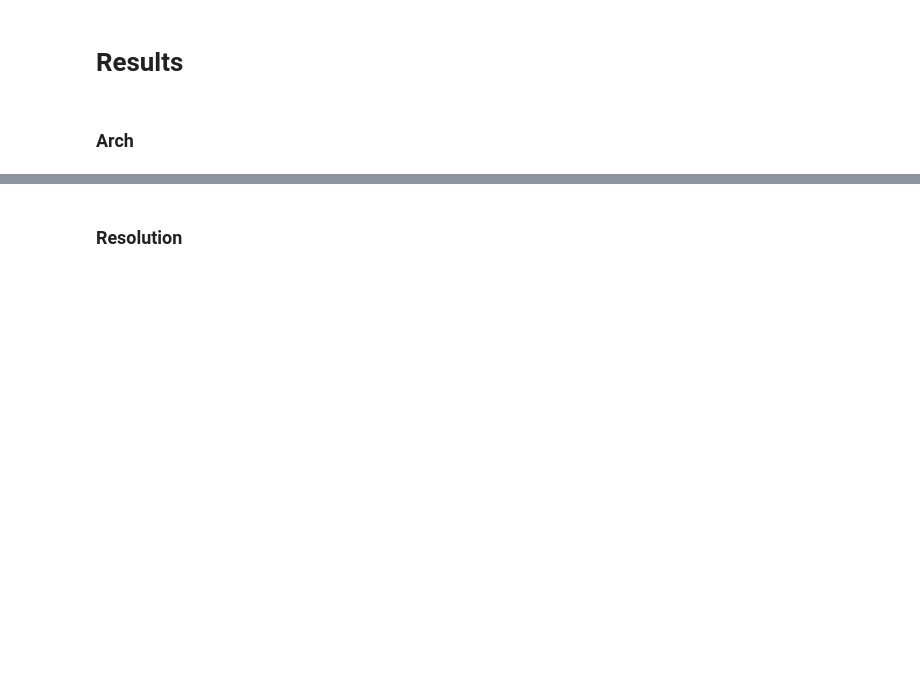
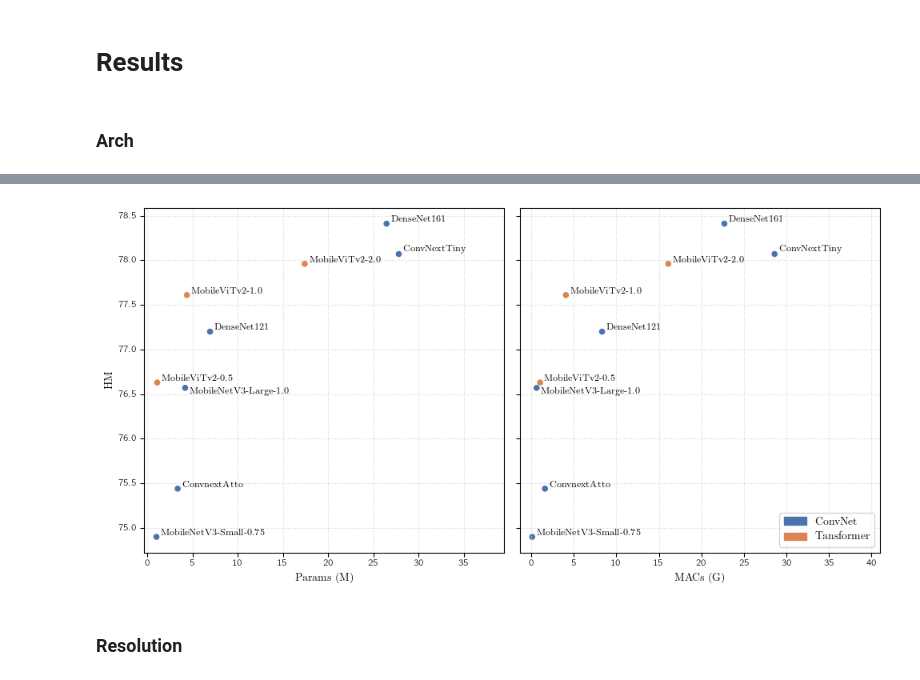
Before and after one commit to bereml/Meta-CXR-dev, a Jupyter notebook: notes/paper.ipynb, the cells around one changed output, grey strips where cells are left out. Saved outputs shown, nothing was run; the diff lists cells and outputs as text; code cells hidden in the pictures; blank space fills up the shorter version.

Commit message:
Updates plots

```diff
--- a/notes/paper.ipynb
+++ b/notes/paper.ipynb
@@ -14,11 +14,28 @@ plt.rcParams.update({
     'text.usetex': True,
     'font.family': 'serif',
 })
-color = sns.color_palette('deep')
+color_palette = sns.color_palette('deep')
+plt.rc('grid', linestyle="dotted", color='lightgrey')
 
 results_dir = '../rpaper'
 plots_dir = 'paper_plots'
 
+arch_name = {
+    'convnext-atto': 'ConvnextAtto',
+    'convnext-tiny': 'ConvNextTiny',
+    'convnextv2-atto': 'Convnextv2Atto',
+    'convnextv2-nano': 'Convnextv2Nano',
+    'convnextv2-tiny': 'Convnextv2Tiny',
+    'densenet121': 'DenseNet121',
+    'densenet161': 'DenseNet161',
+    'mobilenetv3-small-075': 'MobileNetV3-Small-0.75',
+    'mobilenetv3-large-100': 'MobileNetV3-Large-1.0',
+    'mobilevitv2-050': 'MobileViTv2-0.5',
+    'mobilevitv2-100': 'MobileViTv2-1.0',
+    'mobilevitv2-200': 'MobileViTv2-2.0',
+
+}
+
 makedirs(plots_dir, exist_ok=True)
 # %% [markdown]
 ### Arch
@@ -61,39 +90,64 @@ makedirs(plots_dir, exist_ok=True)
 # %%
-# def generate_arch_plot(df):
-#     fig, (ax0, ax1) = plt.subplots(1, 2, figsize=(10, 5))
+def generate_arch_plot(df: pd.DataFrame):
+    import matplotlib.patches as mpatches
+    from matplotlib.axes import Axes
 
-#     _color = color[:len(df)]
+    df = df.copy()
+    df['Unseen'] = df['Unseen'].str[:5].astype(float)
+    df['Seen'] = df['Seen'].str[:5].astype(float)
+    df['HM'] = df['HM'].str[:5].astype(float)
 
-#     df.plot.scatter('Params', 'HM',
-#                     ax=ax0, c=_color)
-#     df.plot.scatter('MACs', 'HM',
-#                     ax=ax1, c=_color)
+    fig, (ax0, ax1) = plt.subplots(1, 2, figsize=(10, 5))
+    ax0: Axes = ax0
+    ax1: Axes = ax1
 
-#     for x, y, arch in zip(df['Params'], df['HM'], df['Arch']):
-#         ax0.text(x, y, f'{arch}', ha='left', va='bottom')
-#     xmin, xmax = ax0.get_xlim()
-#     ax0.set_xlim(xmin, xmax + 0.35 * (xmax - xmin))
-#     ax0.tick_params(axis='both', which='major', labelsize='small')
+    cp_color = {'conv': color_palette[0], 'tsfm': color_palette[1]}
+    colors = [cp_color[cp] for cp in df['CP']]
+    # _color = color[:len(df)]
 
-#     for x, y, arch in zip(df['MACs'], df['HM'], df['Arch']):
-#         ax1.text(x, y, f'{arch}',
-#                 ha='left', va='bottom')
-#     xmin, xmax = ax1.get_xlim()
-#     ax1.set_xlim(xmin, xmax + 0.35 * (xmax - xmin))
-#     ax1.tick_params(axis='both', which='major', labelsize='small')
+    df.plot.scatter('Params', 'HM', ax=ax0, c=colors)
+    df.plot.scatter('MACs', 'HM', ax=ax1, c=colors)
 
-#     ax0.set_xlabel('Params (M)')
-#     ax1.set_xlabel('MACs (G)')
-#     ax1.set_yticklabels([])
-#     ax1.yaxis.label.set_visible(False)
+    for x, y, arch in zip(df['Params'], df['HM'], df['Arch']):
+        if arch == 'MobileNetV3-Large-1.0':
+            ax0.text(x+0.5, y, f'{arch}', ha='left', va='top', fontsize='small')
+        else:
+            ax0.text(x+0.5, y, f'{arch}', ha='left', va='bottom', fontsize='small')
+    xmin, xmax = ax0.get_xlim()
+    ax0.set_xlim(xmin, xmax + 0.35 * (xmax - xmin))
+    ax0.tick_params(axis='both', which='major', labelsize='small', )
 
-#     # plt.xticks(fontsize='small')
-#     # plt.yticks(fontsize='small')
+    for x, y, arch in zip(df['MACs'], df['HM'], df['Arch']):
+        if arch == 'MobileNetV3-Large-1.0':
+            ax1.text(x+0.5, y, f'{arch}', ha='left', va='top', fontsize='small')
+        else:
+            ax1.text(x+0.5, y, f'{arch}', ha='left', va='bottom', fontsize='small')
+    xmin, xmax = ax1.get_xlim()
+    ax1.set_xlim(xmin, xmax + 0.35 * (xmax - xmin))
+    ax1.tick_params(axis='both', which='major', labelsize='small')
 
-#     plt.tight_layout()
-#     plt.savefig(join(plots_dir, "params-macs.pdf"))
-#     plt.show()
+    ax0.set_ylabel('HM')
+    ax0.set_xlabel('Params (M)')
+    ax1.set_xlabel('MACs (G)')
+    ax1.set_yticklabels([])
+    ax1.yaxis.label.set_visible(False)
 
-# generate_arch_plot(arch_df)
+    conv_patch = mpatches.Patch(color=cp_color['conv'], label='ConvNet')
+    tsfm_patch = mpatches.Patch(color=cp_color['tsfm'], label='Transformer')
+    ax1.legend(handles=[conv_patch, tsfm_patch], loc='lower right')
+
+    # plt.xticks(fontsize='small')
+    # plt.yticks(fontsize='small')
+
+    ax0.grid()
+    ax1.grid()
+
+    plt.tight_layout()
+    plt.savefig(join(plots_dir, "params-macs.pdf"))
+    plt.show()
+
+generate_arch_plot(arch_df)
+# %% [output]
+[figure, added]
 # %% [markdown]
 ### Resolution
```
Also changed, not shown: parts of 6 cells of this notebook, 2 other files.
